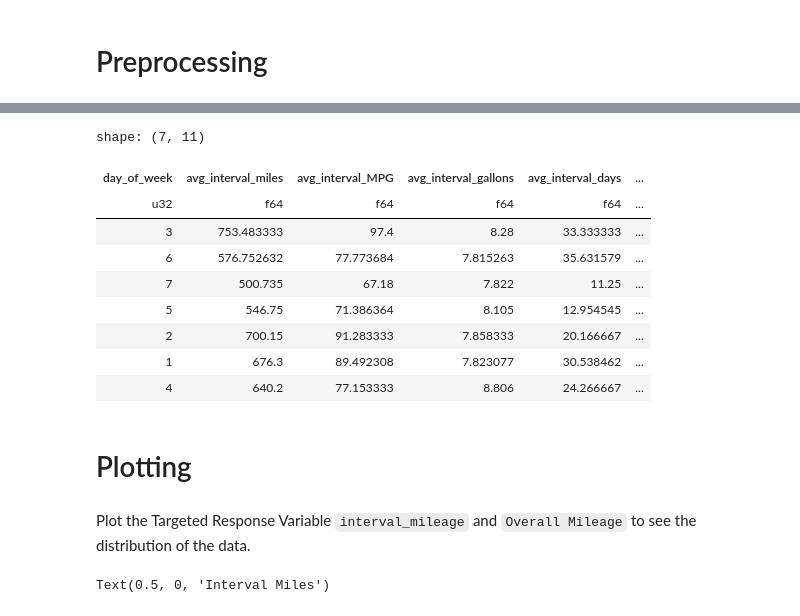
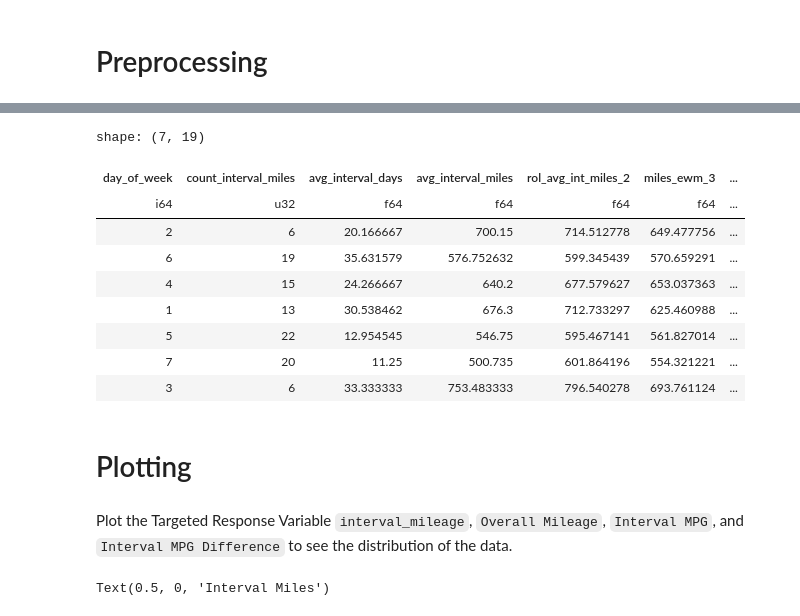
Before and after one commit to idsts2670/statistical-analysis, a Jupyter notebook: 582/Applied_MS_Exam/MS_exam.ipynb, the cells around one changed output, grey strips where cells are left out. Drawn from its saved outputs; the diff is of its cells as text; code cells hidden in the pictures.

```diff
--- a/582/Applied_MS_Exam/MS_exam.ipynb
+++ b/582/Applied_MS_Exam/MS_exam.ipynb
@@ -78,6 +79,6 @@ def read_csv(name, **kwrgs):
     print(f'Load: {path}')
     return pl.read_csv(path, **kwrgs)
 # %%
-df = read_csv('Prius_Prime')
+df = read_csv('Prius_Prime_v2')
 df.head()
 # %% [output]
@@ -152 +138,14 @@ shape: (5, 24)
+# %%
+## sort the data by date and set the sorted index to date
+df2 = df2.sort("Date").set_sorted("Date")
+df2 = df2.with_columns(
+    # interval mpg mean
+    rol_avg_int_mpg_2 = pl.mean("interval_MPG_hand_calculated").rolling(index_column="Date", period="2mo"),
+    int_mpg_ewm_3 = pl.col("interval_MPG_hand_calculated").ewm_mean(span=3),
+    int_mpg_std_3 = pl.col("interval_MPG_hand_calculated").ewm_std(span=3),
+    # interval mpg diff mean
+    rol_avg_int_mpg_diff_2 = pl.mean("interval_mpg_diff").rolling(index_column="Date", period="2mo"),
+    int_mpg_diff_ewm_3 = pl.col("interval_mpg_diff").ewm_mean(span=3),
+    int_mpg_diff_std_3 = pl.col("interval_mpg_diff").ewm_std(span=3)
+)
 # %%
@@ -210,33 +232,45 @@ shape: (12, 11)
 # %%
-# calculate the year rolling (2months) average temperature by day of week
+# calculate an average of each col by day of week
 df2_by_day_of_week = df2.group_by("day_of_week").agg(
+    pl.col("interval_miles").count().alias("count_interval_miles"),
+    pl.col("interval_days").mean().alias("avg_interval_days"),
+    # interval miles
     pl.col("interval_miles").mean().alias("avg_interval_miles"),
-    pl.col("interval_MPG").mean().alias("avg_interval_MPG"),
+    pl.col("rol_avg_int_miles_2").mean().alias("rol_avg_int_miles_2"),
+    pl.col("miles_ewm_3").mean().alias("miles_ewm_3"),
+    pl.col("miles_rol_std_3").mean().alias("miles_rol_std_3"),
+    # interval gallons
     pl.col("interval_gallons").mean().alias("avg_interval_gallons"),
-    pl.col("interval_days").mean().alias("avg_interval_days"),
-    pl.col("rol_avg_int_miles_2").mean().alias("rol_avg_int_miles_2"),
     pl.col("rol_avg_int_gallons_2").mean().alias("rol_avg_int_gallons_2"),
     pl.col("gallons_ewm_3").mean().alias("gallons_ewm_3"),
-    pl.col("miles_ewm_3").mean().alias("miles_ewm_3"),
     pl.col("gallons_rol_std_3").mean().alias("gallons_rol_std_3"),
-    pl.col("miles_rol_std_3").mean().alias("miles_rol_std_3"),
+    # interval MPG
+    pl.col("interval_MPG").mean().alias("avg_interval_MPG"),
+    pl.col("rol_avg_int_mpg_2").mean().alias("rol_avg_int_mpg_2"),
+    pl.col("int_mpg_ewm_3").mean().alias("int_mpg_ewm_3"),
+    pl.col("int_mpg_std_3").mean().alias("int_mpg_std_3"),
+    # interval MPG diff
+    pl.col("interval_mpg_diff").mean().alias("avg_interval_mpg_diff"),
+    pl.col("rol_avg_int_mpg_diff_2").mean().alias("rol_avg_int_mpg_diff_2"),
+    pl.col("int_mpg_diff_ewm_3").mean().alias("int_mpg_diff_ewm_3"),
+    pl.col("int_mpg_diff_std_3").mean().alias("int_mpg_diff_std_3")
 )
 df2_by_day_of_week
 # %% [output]
-shape: (7, 11)
+shape: (7, 19)
-| day_of_week | avg_interval_miles | avg_interval_MPG | avg_interval_gallons | avg_interval_days | ... |
-| u32 | f64 | f64 | f64 | f64 | ... |
-| 3 | 753.483333 | 97.4 | 8.28 | 33.333333 | ... |
-| 6 | 576.752632 | 77.773684 | 7.815263 | 35.631579 | ... |
-| 7 | 500.735 | 67.18 | 7.822 | 11.25 | ... |
-| 5 | 546.75 | 71.386364 | 8.105 | 12.954545 | ... |
-| 2 | 700.15 | 91.283333 | 7.858333 | 20.166667 | ... |
-| 1 | 676.3 | 89.492308 | 7.823077 | 30.538462 | ... |
-| 4 | 640.2 | 77.153333 | 8.806 | 24.266667 | ... |
+| day_of_week | count_interval_miles | avg_interval_days | avg_interval_miles | rol_avg_int_miles_2 | miles_ewm_3 | ... |
+| i64 | u32 | f64 | f64 | f64 | f64 | ... |
+| 2 | 6 | 20.166667 | 700.15 | 714.512778 | 649.477756 | ... |
+| 6 | 19 | 35.631579 | 576.752632 | 599.345439 | 570.659291 | ... |
+| 4 | 15 | 24.266667 | 640.2 | 677.579627 | 653.037363 | ... |
+| 1 | 13 | 30.538462 | 676.3 | 712.733297 | 625.460988 | ... |
+| 5 | 22 | 12.954545 | 546.75 | 595.467141 | 561.827014 | ... |
+| 7 | 20 | 11.25 | 500.735 | 601.864196 | 554.321221 | ... |
+| 3 | 6 | 33.333333 | 753.483333 | 796.540278 | 693.761124 | ... |
 # %% [markdown]
 # Plotting
 # %% [markdown]
-Plot the Targeted Response Variable `interval_mileage` and `Overall Mileage` to see the distribution of the data.
+Plot the Targeted Response Variable `interval_mileage`, `Overall Mileage`, `Interval MPG`, and `Interval MPG Difference` to see the distribution of the data.
 # %%
 # Histogram of `interval_mileage`
 plt.figure(figsize=(10, 6))
```
Also changed, not shown: parts of 32 cells of this notebook, 6 other files.
